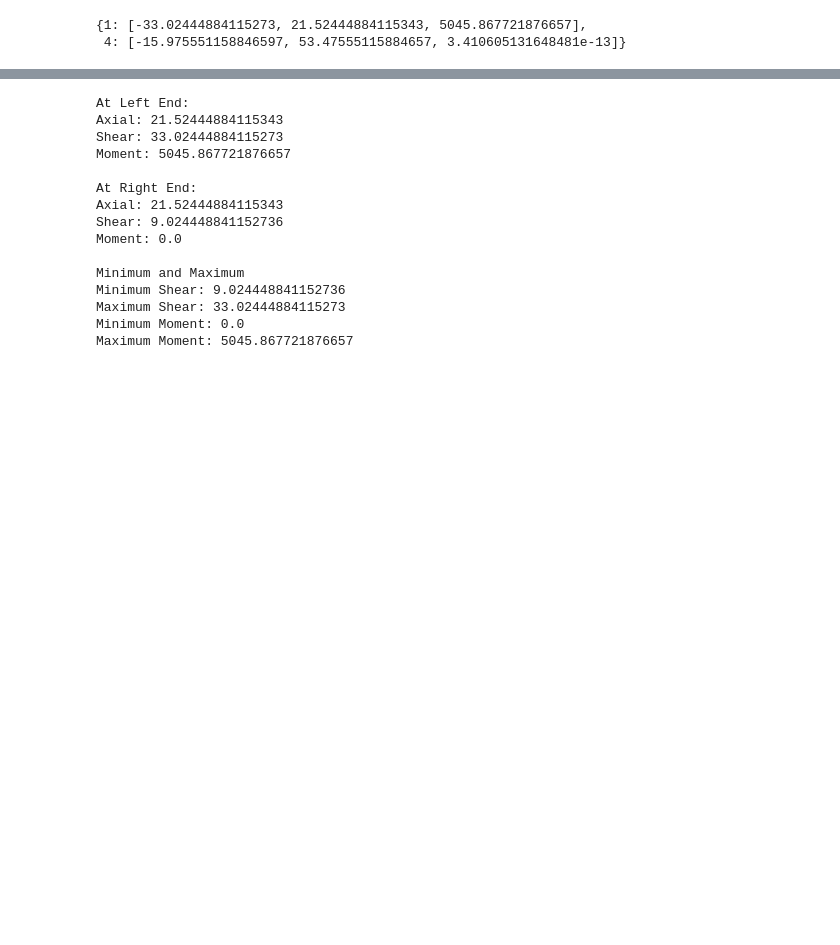
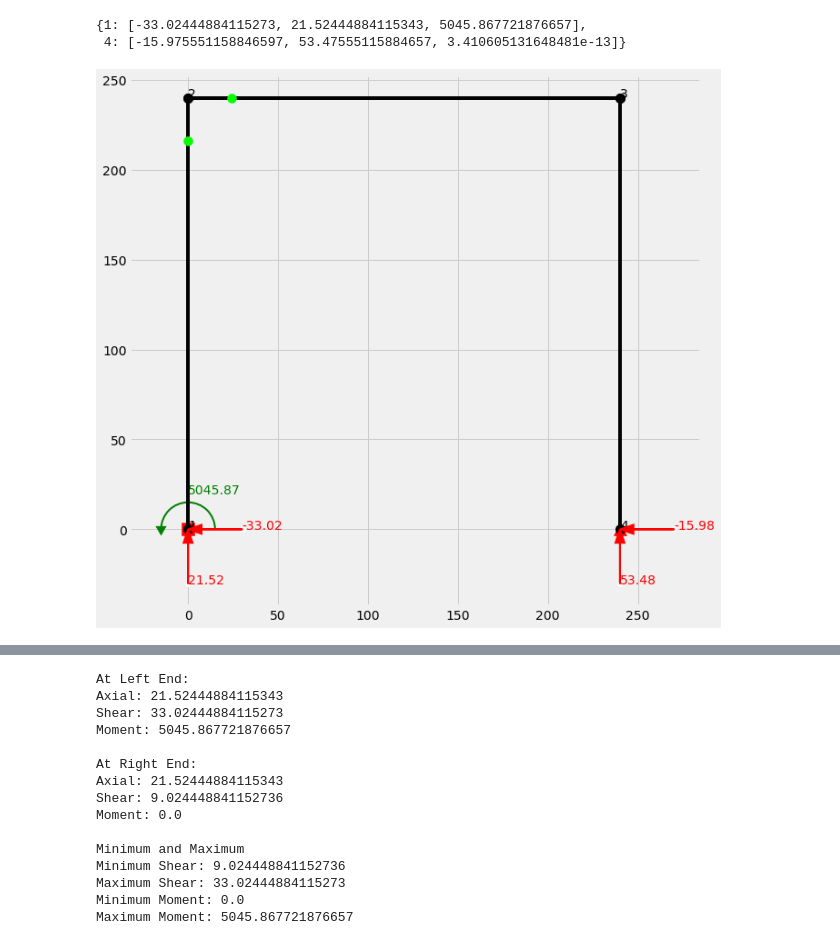
Before and after one commit to mjamezquidilla/pysead, a Jupyter notebook: Examples/Frame_2D/Example 6.ipynb, the cells around one changed output, grey strips where cells are left out. Saved outputs shown, nothing was run; the diff lists cells and outputs as text; code cells hidden in the pictures; blank space fills up the shorter version.

```diff
--- a/Examples/Frame_2D/Example 6.ipynb
+++ b/Examples/Frame_2D/Example 6.ipynb
@@ -43,3 +43,7 @@ Frame.reactions_
 # %% [output]
 {1: [-33.02444884115273, 21.52444884115343, 5045.867721876657],
  4: [-15.975551158846597, 53.47555115884657, 3.410605131648481e-13]}
+# %%
+Frame.Draw_Reactions_(figure_size=[10,10], length_of_arrow=30, arrow_head_size=5, linewidth = 4,radius_of_arc=30, show_ext_forces=False)
+# %% [output]
+[figure, added]
```
Also changed, not shown: parts of 2 cells of this notebook, 7 other files.
